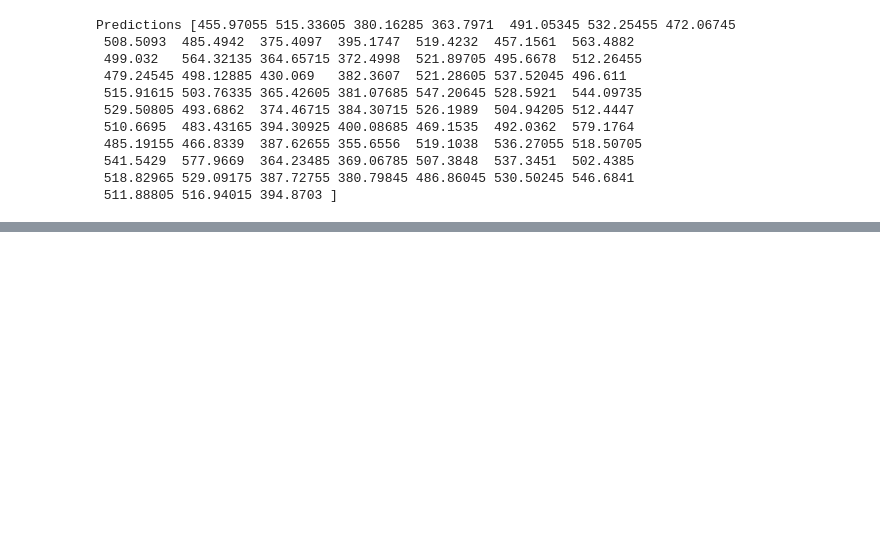
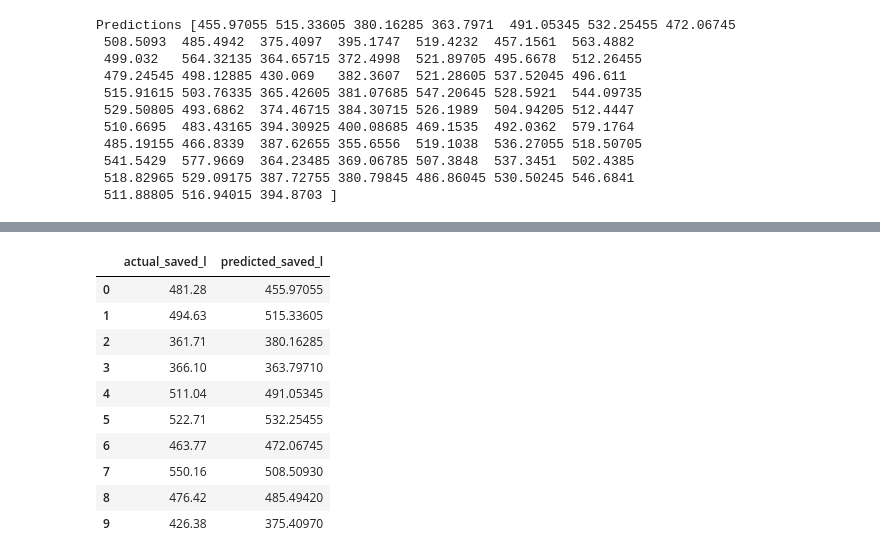
Before and after one commit to Xolane3/greywater-model, a Jupyter notebook: 01_water_savings_model.ipynb, the cells around one changed output, grey strips where cells are left out. Saved outputs shown, nothing was run; the diff lists cells and outputs as text; code cells hidden in the pictures; blank space fills up the shorter version.

```diff
--- a/01_water_savings_model.ipynb
+++ b/01_water_savings_model.ipynb
@@ -194,0 +198,20 @@ predictions[:10]
+# %%
+# Compare prediction vs reality
+results = pd.DataFrame({
+    "actual_saved_l": y_test.values,
+    "predicted_saved_l": predictions
+})
+
+results.head(10)
+# %% [output]
+|  | actual_saved_l | predicted_saved_l |
+| 0 | 481.28 | 455.97055 |
+| 1 | 494.63 | 515.33605 |
+| 2 | 361.71 | 380.16285 |
+| 3 | 366.10 | 363.79710 |
+| 4 | 511.04 | 491.05345 |
+| 5 | 522.71 | 532.25455 |
+| 6 | 463.77 | 472.06745 |
+| 7 | 550.16 | 508.50930 |
+| 8 | 476.42 | 485.49420 |
+| 9 | 426.38 | 375.40970 |
```
Also changed, not shown: parts of 1 cell of this notebook.
